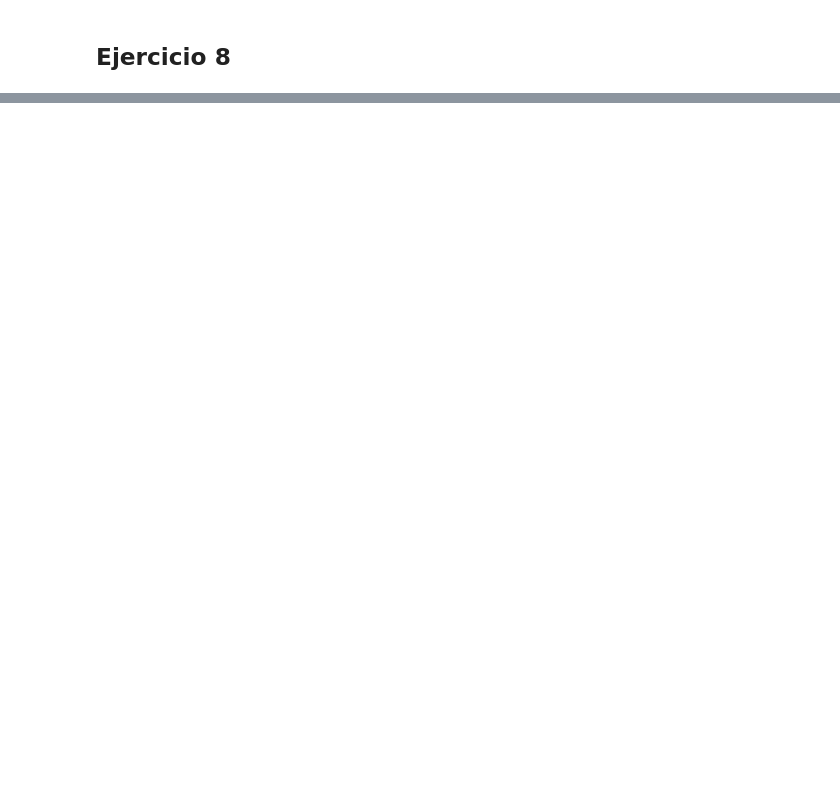
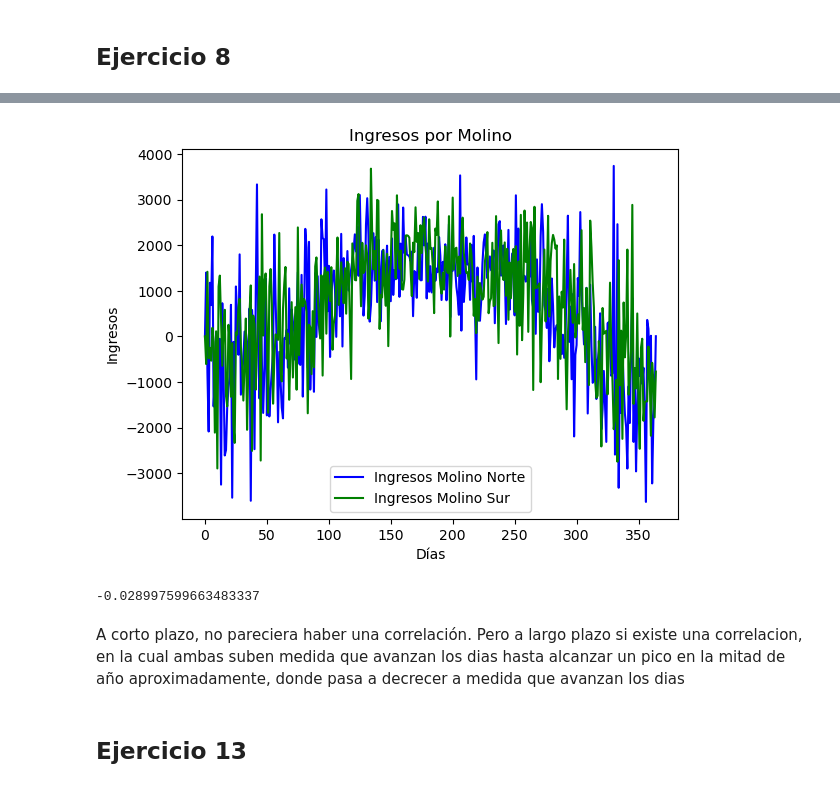
Before and after one commit to catadolhare/tp1_aplicaciones_cauzzo_dolhare_ekes_squillari, a Jupyter notebook: tp1.ipynb, the cells around one changed output, grey strips where cells are left out. Drawn from its saved outputs; the diff is of its cells as text; code cells hidden in the pictures; blank space fills up the shorter version.

```diff
--- a/tp1.ipynb
+++ b/tp1.ipynb
@@ -550,0 +613,13 @@ Ganancia ingenua:  406798.5413648814
+# %%
+total_inactivo_norte = 0
+total_inactivo_sur = 0
+
+for i in range(3650):
+    VAN_inactivo, cashflow_inactivo, estado_molino_norte_inactivo, estado_molino_sur_inactivo, roturas_molino_norte_inactivo, roturas_molino_sur_inactivo, apagados_molino_norte_inactivo, apagados_molino_sur_inactivo=calcular_VAN(S, D, best_k, 365, 200000)
+    total_inactivo_norte = np.sum(roturas_molino_norte_inactivo) + np.sum(apagados_molino_norte_inactivo)
+    total_inactivo_sur = np.sum(roturas_molino_sur_inactivo) + np.sum(apagados_molino_sur_inactivo)
+
+promedio_inactivo_norte = np.mean(total_inactivo_norte)
+promedio_inactivo_sur = np.mean(total_inactivo_sur)
+print('Numero de dias promedio por año de inactividad del molino norte',promedio_inactivo_norte)
+print('Numero de dias promedio por año de inactividad del molino sur',promedio_inactivo_sur)
@@ -550,0 +710,36 @@ Ganancia ingenua:  406798.5413648814
+# %%
+cashflows_norte = []
+cashflows_sur = []
+
+for i in range(1000):
+    S, D = simulacion(365)
+    cashflow_norte, cashflow_sur = ingreso_por_molino(S, D, 365)
+    cashflows_norte.append(cashflow_norte)
+    cashflows_sur.append(cashflow_sur)
+
+media_cashflows_norte = np.mean(cashflows_norte, axis=0)
+error_cashflows_norte = np.std(cashflows_norte, axis=0) / np.sqrt(1000)
+
+media_cashflows_sur = np.mean(cashflows_sur, axis=0)
+error_cashflows_sur = np.std(cashflows_sur, axis=0) / np.sqrt(1000)
+# %%
+plt.plot(media_cashflows_norte, label='Ingresos Molino Norte', color='blue')
+#plt.fill_between(np.arange(365), media_cashflows_norte - error_cashflows_norte, media_cashflows_norte + error_cashflows_norte, color='blue', alpha=0.2)
+plt.plot(media_cashflows_sur, label='Ingresos Molino Sur', color='green')
+#plt.fill_between(np.arange(365), media_cashflows_sur - error_cashflows_sur, media_cashflows_sur + error_cashflows_sur, color='green', alpha=0.2)
+plt.title('Ingresos por Molino')
+plt.xlabel('Días')
+plt.ylabel('Ingresos')
+plt.legend()
+plt.show()
+# %% [output]
+[figure, added]
+# %%
+correlacion = np.corrcoef(cashflows_norte, cashflows_sur)[0, 1]
+print(correlacion)
+# %% [output]
+-0.028997599663483337
+# %% [markdown]
+A corto plazo, no pareciera haber una correlación. Pero a largo plazo si existe una correlacion, en la cual ambas suben  medida que avanzan los dias hasta alcanzar un pico en la mitad de año aproximadamente, donde pasa a decrecer a medida que avanzan los dias
+# %% [markdown]
+## Ejercicio 13
```
Also changed, not shown: parts of 17 cells of this notebook.
